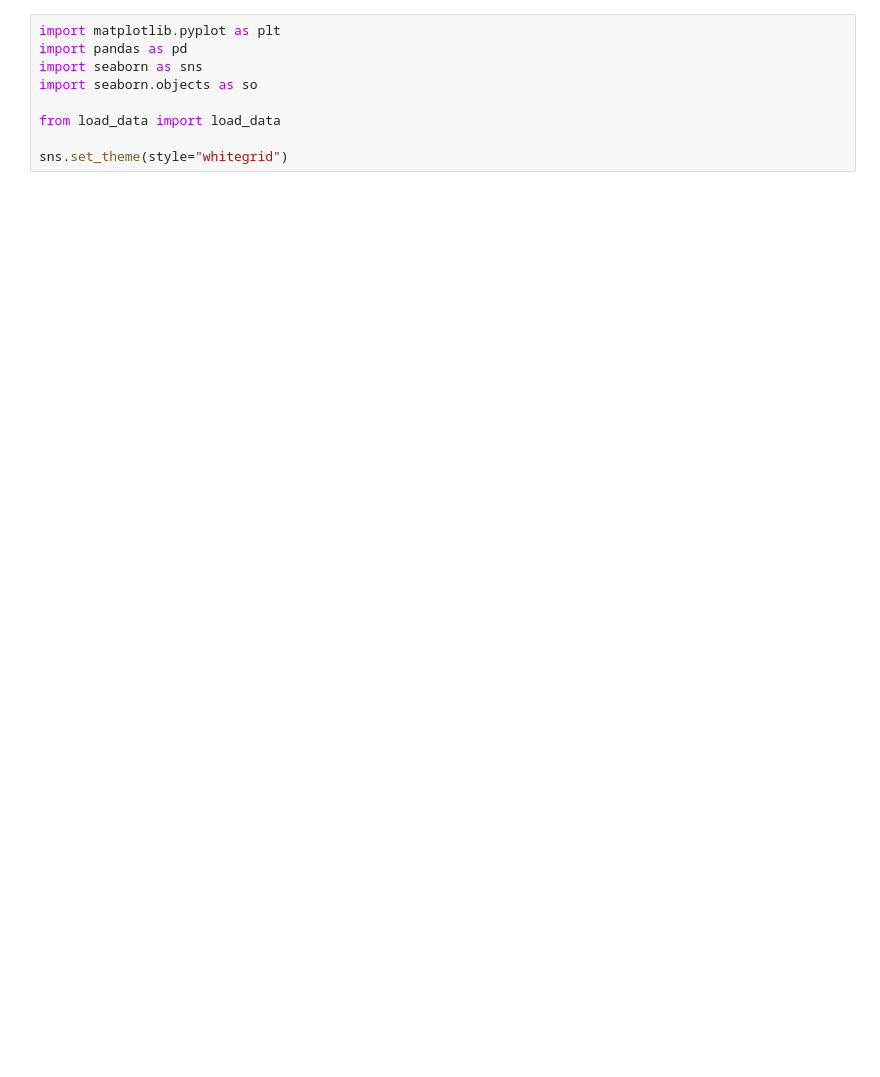
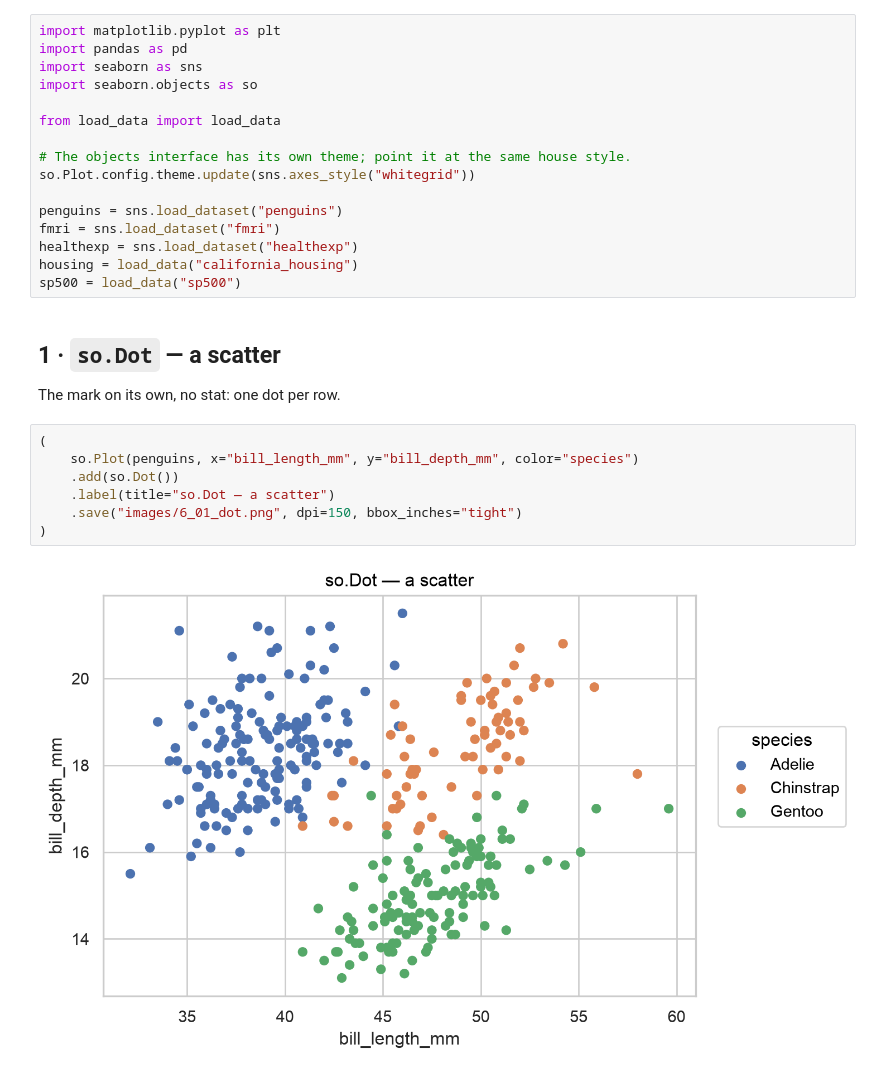
Before and after one commit to omri-sabag83/The-Seaborn-Portfolio, a Jupyter notebook: 6_Objects_Interface.ipynb, the cells around one changed output. Saved outputs shown, nothing was run; the diff lists cells and outputs as text; blank space fills up the shorter version.

```diff
--- a/6_Objects_Interface.ipynb
+++ b/6_Objects_Interface.ipynb
@@ -31,4 +37,24 @@ import seaborn.objects as so
 
 from load_data import load_data
 
-sns.set_theme(style="whitegrid")
+# The objects interface has its own theme; point it at the same house style.
+so.Plot.config.theme.update(sns.axes_style("whitegrid"))
+
+penguins = sns.load_dataset("penguins")
+fmri = sns.load_dataset("fmri")
+healthexp = sns.load_dataset("healthexp")
+housing = load_data("california_housing")
+sp500 = load_data("sp500")
+# %% [markdown]
+## 1 · `so.Dot` — a scatter
+
+The mark on its own, no stat: one dot per row.
+# %%
+(
+    so.Plot(penguins, x="bill_length_mm", y="bill_depth_mm", color="species")
+    .add(so.Dot())
+    .label(title="so.Dot — a scatter")
+    .save("images/6_01_dot.png", dpi=150, bbox_inches="tight")
+)
+# %% [output]
+[figure, added]
```
Also changed, not shown: parts of 21 cells of this notebook, 11 other files.
